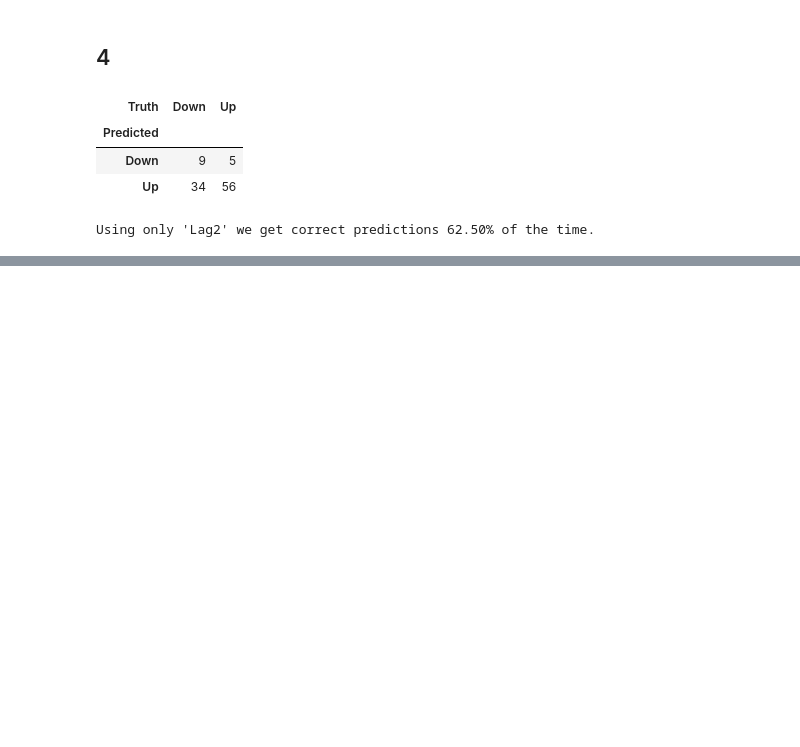
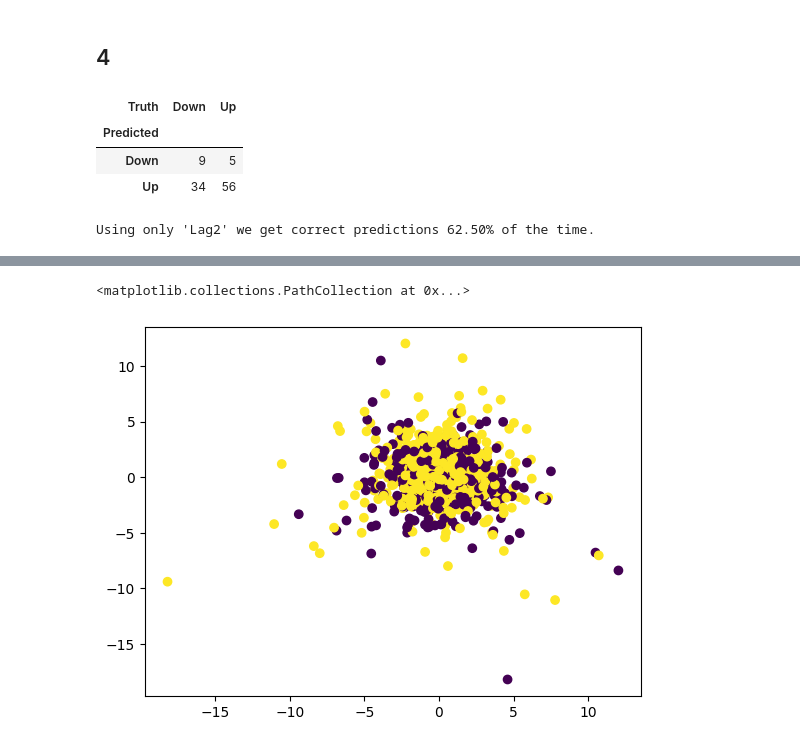
Before and after one commit to Daniel-Sinkin/statlearning, a Jupyter notebook: Exercises/04/04_13.ipynb, the cells around one changed output, grey strips where cells are left out. Saved outputs shown, nothing was run; the diff lists cells and outputs as text; code cells hidden in the pictures; blank space fills up the shorter version.

```diff
--- a/Exercises/04/04_13.ipynb
+++ b/Exercises/04/04_13.ipynb
@@ -142,0 +243,5 @@ Using only 'Lag2' we get correct predictions 62.50% of the time.
+# %%
+plt.scatter(Weekly.Lag1, Weekly.Lag2, c=np.where(Weekly.Direction == "Up", 1, 0))
+# %% [output]
+<matplotlib.collections.PathCollection at 0x...>
+[figure, added]
```
Also changed, not shown: parts of 39 cells of this notebook.
